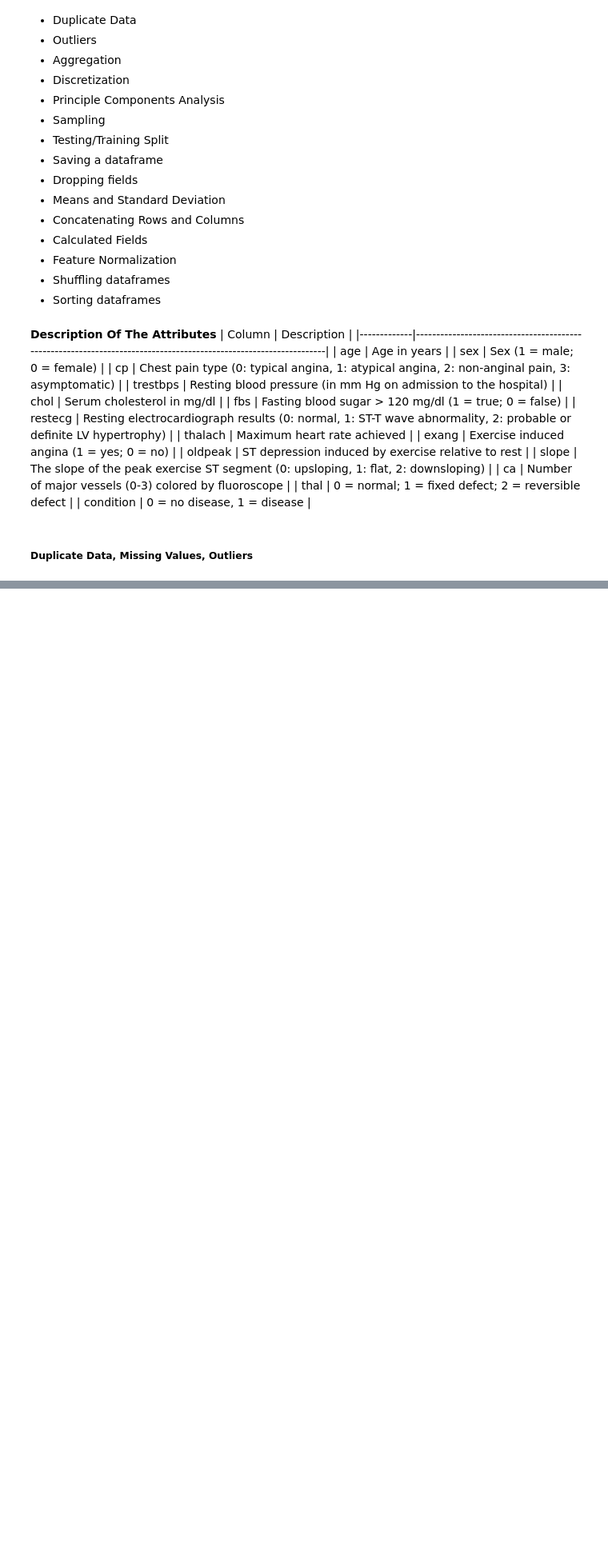
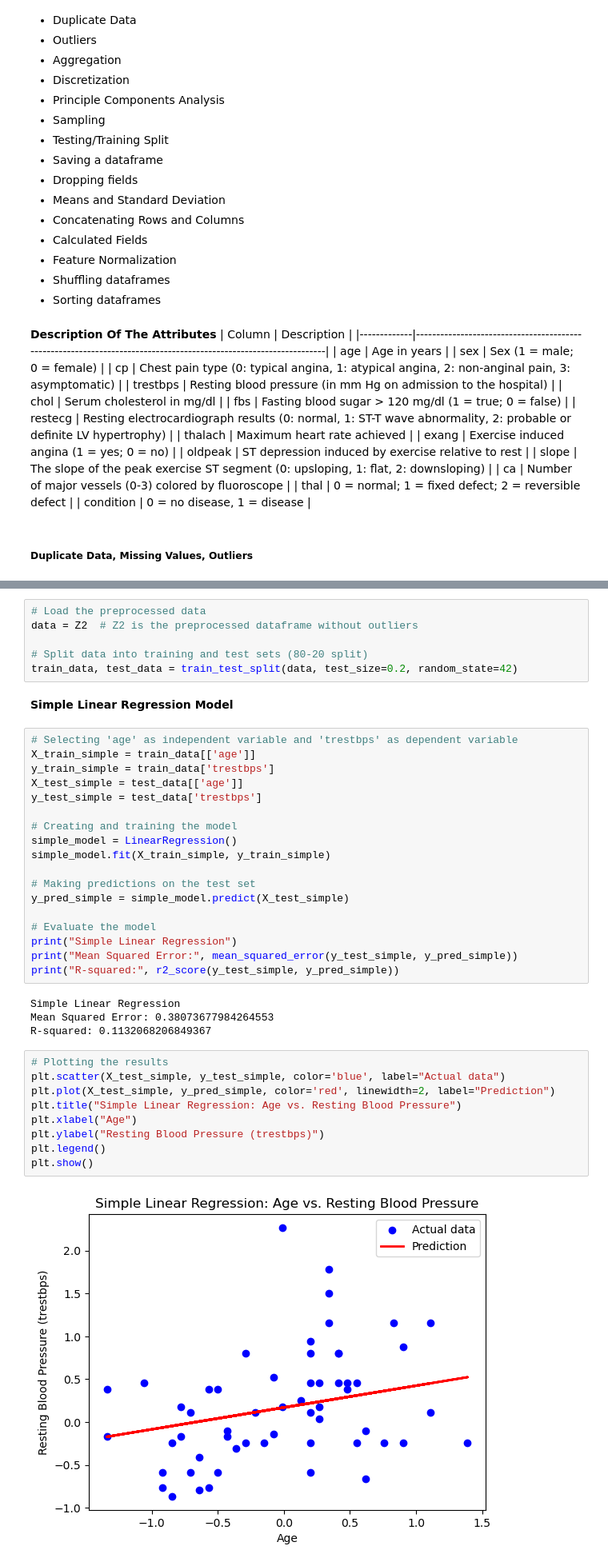
Before and after one commit to rc1inger/CSC177-DataPreprocessing, a Jupyter notebook: dataPreprocessing.ipynb, the cells around one changed output, grey strips where cells are left out. Shown at 80% size. Saved outputs shown, nothing was run; the diff lists cells and outputs as text; blank space fills up the shorter version.

Commit message:
Regression Models Implemented

```diff
--- a/dataPreprocessing.ipynb
+++ b/dataPreprocessing.ipynb
@@ -154,0 +167,41 @@ Number of rows after removing outliers = 292
+# %%
+# Load the preprocessed data
+data = Z2  # Z2 is the preprocessed dataframe without outliers
+
+# Split data into training and test sets (80-20 split)
+train_data, test_data = train_test_split(data, test_size=0.2, random_state=42)
+# %% [markdown]
+**Simple Linear Regression Model**
+# %%
+# Selecting 'age' as independent variable and 'trestbps' as dependent variable
+X_train_simple = train_data[['age']]
+y_train_simple = train_data['trestbps']
+X_test_simple = test_data[['age']]
+y_test_simple = test_data['trestbps']
+
+# Creating and training the model
+simple_model = LinearRegression()
+simple_model.fit(X_train_simple, y_train_simple)
+
+# Making predictions on the test set
+y_pred_simple = simple_model.predict(X_test_simple)
+
+# Evaluate the model
+print("Simple Linear Regression")
+print("Mean Squared Error:", mean_squared_error(y_test_simple, y_pred_simple))
+print("R-squared:", r2_score(y_test_simple, y_pred_simple))
+# %% [output]
+Simple Linear Regression
+Mean Squared Error: 0.38073677984264553
+R-squared: 0.1132068206849367
+# %%
+# Plotting the results
+plt.scatter(X_test_simple, y_test_simple, color='blue', label="Actual data")
+plt.plot(X_test_simple, y_pred_simple, color='red', linewidth=2, label="Prediction")
+plt.title("Simple Linear Regression: Age vs. Resting Blood Pressure")
+plt.xlabel("Age")
+plt.ylabel("Resting Blood Pressure (trestbps)")
+plt.legend()
+plt.show()
+# %% [output]
+[figure, added]
```
Also changed, not shown: parts of 18 cells of this notebook.
